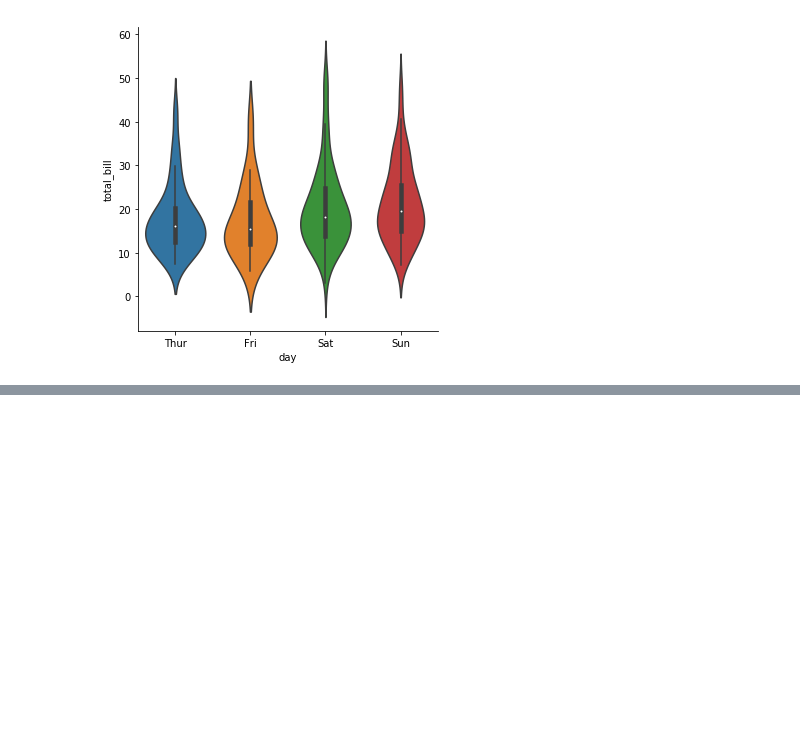
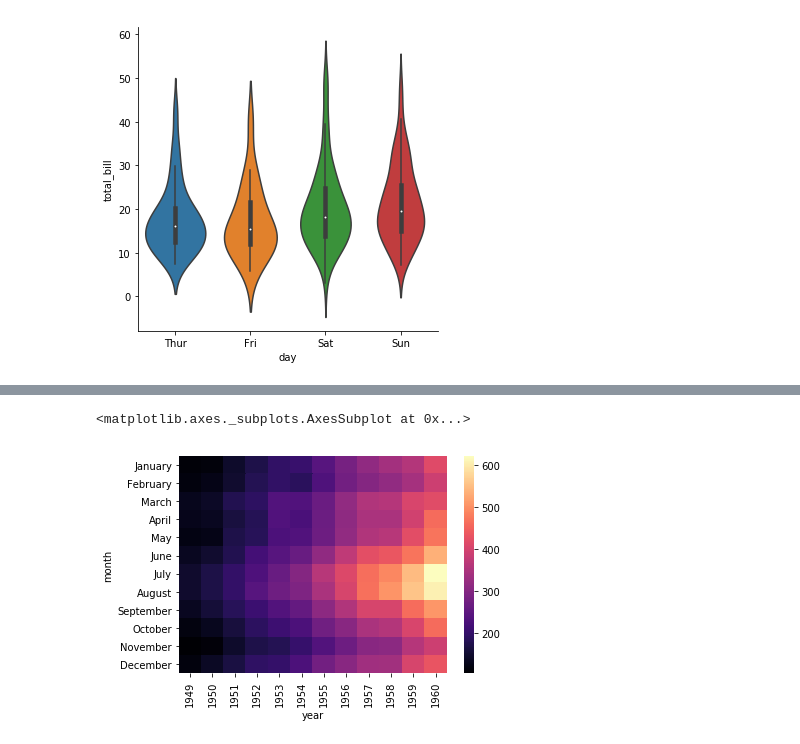
Before and after one commit to shashwatanand/learningpython, a Jupyter notebook: problems/seaborn.ipynb, the cells around one changed output, grey strips where cells are left out. Cells and saved outputs as stored; diff of their text form; code cells hidden in the pictures; blank space fills up the shorter version.

```diff
--- a/problems/seaborn.ipynb
+++ b/problems/seaborn.ipynb
@@ -232,0 +274,2 @@ sns.catplot(x='day', y='total_bill', data=tips, kind='violin')
+# %%
+fpt = flights.pivot_table(index='month', columns='year', values='passengers')
@@ -232,0 +293,5 @@ sns.catplot(x='day', y='total_bill', data=tips, kind='violin')
+# %%
+sns.heatmap(fpt, cmap='magma')
+# %% [output]
+<matplotlib.axes._subplots.AxesSubplot at 0x...>
+[figure, added]
```
Also changed, not shown: parts of 17 cells of this notebook.
